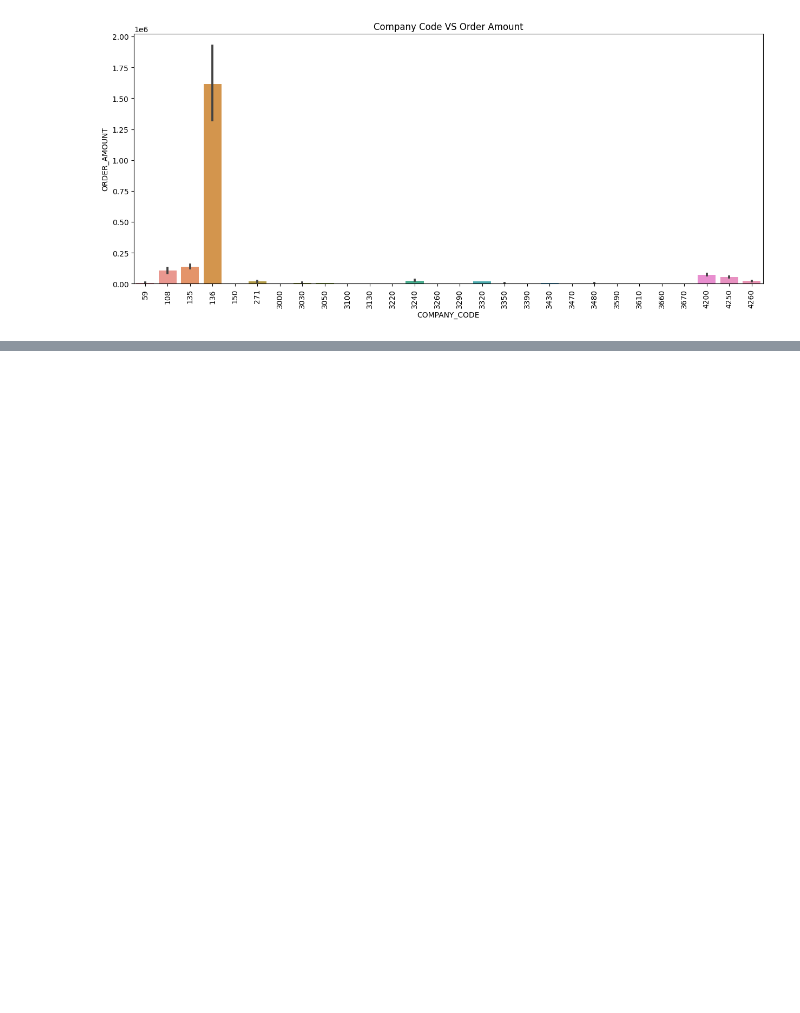
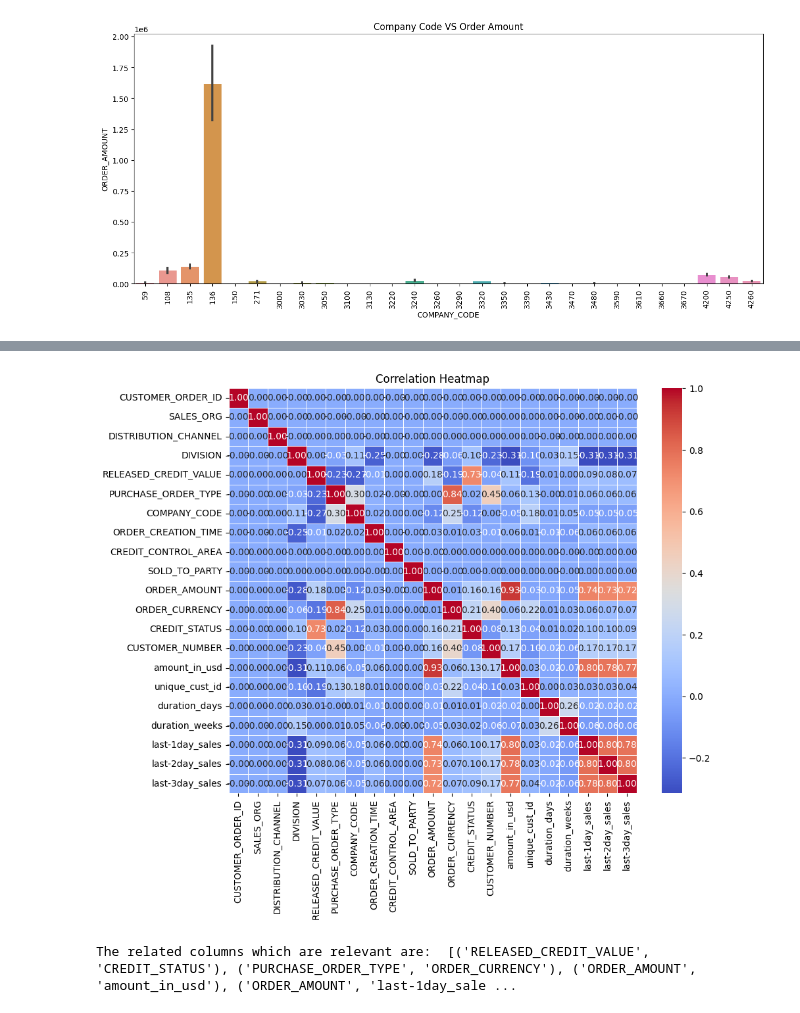
Before and after one commit to pratayyy/ABC-Products, a Jupyter notebook: ML/Order_Amount_Prediction.ipynb, the cells around one changed output, grey strips where cells are left out. Saved outputs shown, nothing was run; the diff lists cells and outputs as text; code cells hidden in the pictures; blank space fills up the shorter version.

```diff
--- a/ML/Order_Amount_Prediction.ipynb
+++ b/ML/Order_Amount_Prediction.ipynb
@@ -297,0 +342,10 @@ plt.show()
+# %%
+df['DISTRIBUTION_CHANNEL'] = label_encoder.fit_transform(df['DISTRIBUTION_CHANNEL'])
+df['DIVISION'] = label_encoder.fit_transform(df['DIVISION'])
+df['PURCHASE_ORDER_TYPE'] = label_encoder.fit_transform(df['PURCHASE_ORDER_TYPE'])
+df['CREDIT_CONTROL_AREA'] = label_encoder.fit_transform(df['CREDIT_CONTROL_AREA'])
+df['ORDER_CURRENCY'] = label_encoder.fit_transform(df['ORDER_CURRENCY'])
+df['RELEASED_CREDIT_VALUE'] = label_encoder.fit_transform(df['RELEASED_CREDIT_VALUE'])
+df['unique_cust_id'] = label_encoder.fit_transform(df['unique_cust_id'])
+
+df
@@ -297,0 +366,6 @@ plt.show()
+# %%
+df['ORDER_AMOUNT'] = df['ORDER_AMOUNT'].astype(float)
+df['CREDIT_STATUS'] = df['CREDIT_STATUS'].astype(float)
+df['amount_in_usd'] = df['amount_in_usd'].astype(float)
+
+df.info()
@@ -297,0 +390,10 @@ plt.show()
+# %%
+x = ['CUSTOMER_ORDER_ID','ORDER_CREATION_TIME','SOLD_TO_PARTY','ORDER_AMOUNT','CUSTOMER_NUMBER','amount_in_usd','COMPANY_CODE','SALES_ORG']
+
+for col in x:
+    df[col] = df[col].apply(lambda x: np.log1p(x))
+# %%
+df['duration_days'] = (df['REQUESTED_DELIVERY_DATE'] - df['ORDER_CREATION_DATE']).dt.days
+df['duration_weeks'] = (df['REQUESTED_DELIVERY_DATE'].dt.week - df['ORDER_CREATION_DATE'].dt.week) % 52
+
+df[['duration_days', 'duration_weeks']]
@@ -297,0 +441,17 @@ plt.show()
+# %%
+df1 = df.drop(['ORDER_CREATION_DATE', 'REQUESTED_DELIVERY_DATE'], axis = 1)
+
+correlation_matrix = df1.corr()
+plt.figure(figsize = (10, 8))
+sns.heatmap(correlation_matrix, annot = True, cmap = 'coolwarm', fmt = ".2f", linewidths = 0.5)
+plt.title('Correlation Heatmap')
+plt.show()
+# %% [output]
+[figure, added]
+# %%
+corr_matrix = df.corr(numeric_only = True).abs()
+high_corr_var = np.where(corr_matrix > 0.7)
+high_corr_var = [(corr_matrix.columns[x], corr_matrix.columns[y]) for x, y in zip(*high_corr_var) if x != y and x < y]
+print("The related columns which are relevant are: ", high_corr_var)
+# %% [output]
+The related columns which are relevant are:  [('RELEASED_CREDIT_VALUE', 'CREDIT_STATUS'), ('PURCHASE_ORDER_TYPE', 'ORDER_CURRENCY'), ('ORDER_AMOUNT', 'amount_in_usd'), ('ORDER_AMOUNT', 'last-1day_sale ...
```
Also changed, not shown: parts of 11 cells of this notebook.
